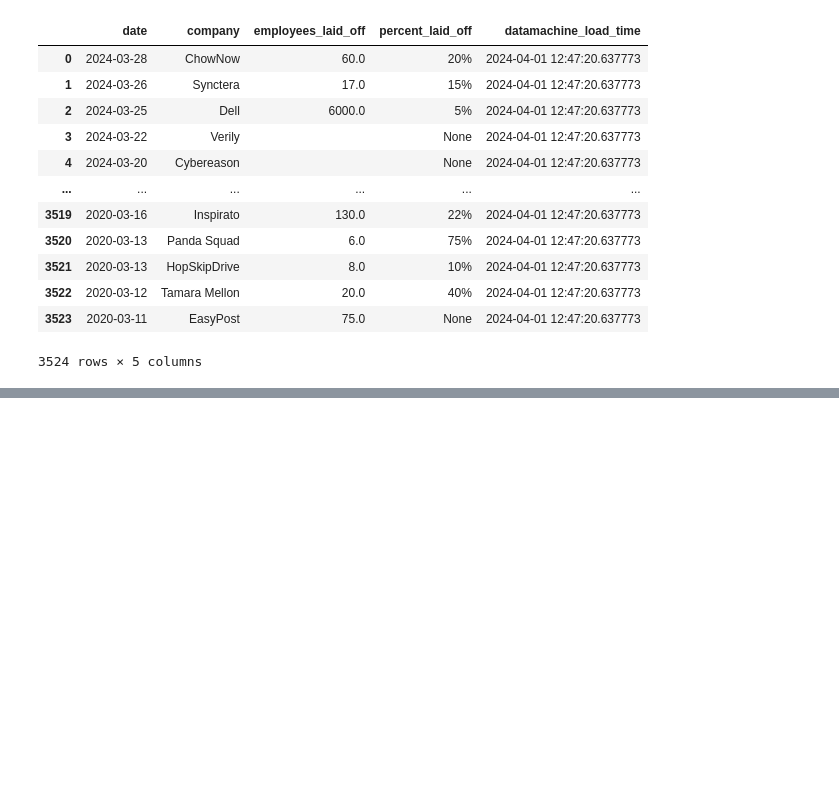
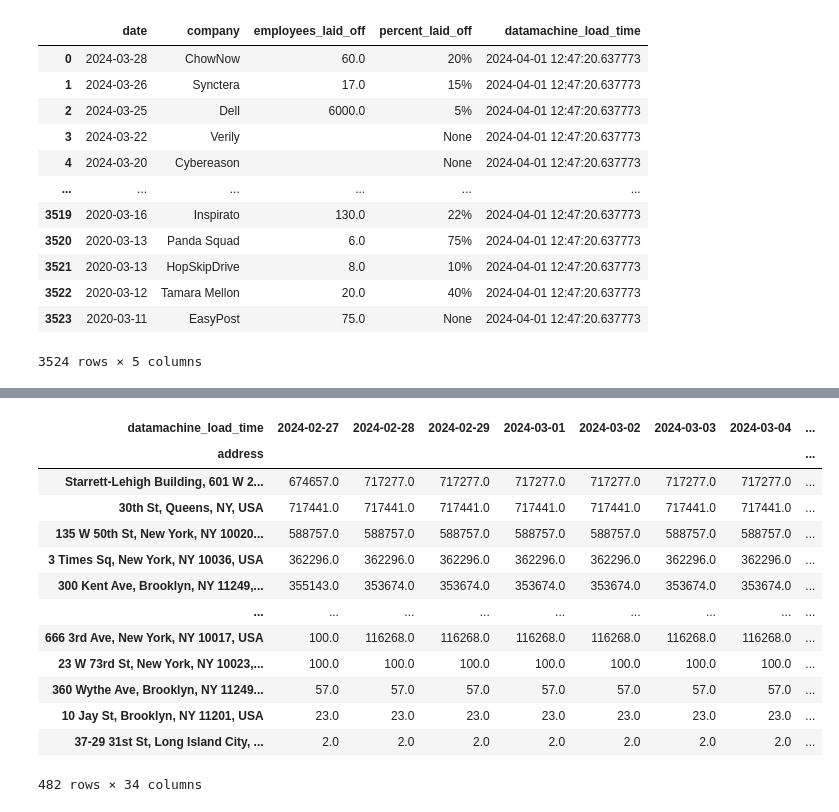
Before and after one commit to ericnolette/xlwings-customfunctions-azurefunctions, a Jupyter notebook: azure_functions_testing.ipynb, the cells around one changed output, grey strips where cells are left out. Cells and saved outputs as stored; diff of their text form; code cells hidden in the pictures; blank space fills up the shorter version.

```diff
--- a/azure_functions_testing.ipynb
+++ b/azure_functions_testing.ipynb
@@ -80,0 +86,41 @@ loopnet()
+# %%
+def loopnet_sqft():
+    try:
+        sql = '''
+        select * from `datamachine-407200.commercial_real_estate.loopnet_agg`
+        '''
+        with bigquery.Client(credentials=credentials) as client:
+            data = client.query(sql).to_dataframe()
+            data['sum_min_size_sqft'] = data['sum_min_size_sqft'].astype(float).replace({0: np.NaN})
+            data['avg_usd_sqft_yr'] = data['avg_usd_sqft_yr'].astype(float).replace({0: np.NaN})
+            data['avg_usd_yr'] = data['avg_usd_yr'].astype(float).replace({0: np.NaN})
+            data['datamachine_load_time'] = pd.to_datetime(data['datamachine_load_time'])
+            data = data.drop_duplicates()
+            df = data.groupby(['formatted_address','datamachine_load_time'])['sum_min_size_sqft'].last().reset_index().pivot(index='datamachine_load_time', columns='formatted_address', values='sum_min_size_sqft').resample('D').mean()
+            df['average'] = df.mean(axis=1)
+            df = df.bfill().transpose().dropna(axis=0).apply(lambda x: np.round(x,2))
+            df.columns = df.columns.strftime('%Y-%m-%d')
+            df = df.sort_values (by=df.columns[-1],ascending=False).reset_index()
+            df = df.rename(columns={'formatted_address':'address'})
+            df = df.set_index('address')
+            df['diff'] = df[df.columns[-1]] - df[df.columns[-2]]
+        return df
+    except Exception as e:
+        return str(e)
+
+df = loopnet_sqft()
+# %% [output]
+| datamachine_load_time | 2024-02-27 | 2024-02-28 | 2024-02-29 | 2024-03-01 | 2024-03-02 | 2024-03-03 | 2024-03-04 | ... |
+| address |  |  |  |  |  |  |  | ... |
+| Starrett-Lehigh Building, 601 W 2... | 674657.0 | 717277.0 | 717277.0 | 717277.0 | 717277.0 | 717277.0 | 717277.0 | ... |
+| 30th St, Queens, NY, USA | 717441.0 | 717441.0 | 717441.0 | 717441.0 | 717441.0 | 717441.0 | 717441.0 | ... |
+| 135 W 50th St, New York, NY 10020... | 588757.0 | 588757.0 | 588757.0 | 588757.0 | 588757.0 | 588757.0 | 588757.0 | ... |
+| 3 Times Sq, New York, NY 10036, USA | 362296.0 | 362296.0 | 362296.0 | 362296.0 | 362296.0 | 362296.0 | 362296.0 | ... |
+| 300 Kent Ave, Brooklyn, NY 11249,... | 355143.0 | 353674.0 | 353674.0 | 353674.0 | 353674.0 | 353674.0 | 353674.0 | ... |
+| ... | ... | ... | ... | ... | ... | ... | ... | ... |
+| 666 3rd Ave, New York, NY 10017, USA | 100.0 | 116268.0 | 116268.0 | 116268.0 | 116268.0 | 116268.0 | 116268.0 | ... |
+| 23 W 73rd St, New York, NY 10023,... | 100.0 | 100.0 | 100.0 | 100.0 | 100.0 | 100.0 | 100.0 | ... |
+| 360 Wythe Ave, Brooklyn, NY 11249... | 57.0 | 57.0 | 57.0 | 57.0 | 57.0 | 57.0 | 57.0 | ... |
+| 10 Jay St, Brooklyn, NY 11201, USA | 23.0 | 23.0 | 23.0 | 23.0 | 23.0 | 23.0 | 23.0 | ... |
+| 37-29 31st St, Long Island City, ... | 2.0 | 2.0 | 2.0 | 2.0 | 2.0 | 2.0 | 2.0 | ... |
+482 rows × 34 columns
```
Also changed, not shown: parts of 1 cell of this notebook, 1 other file.
